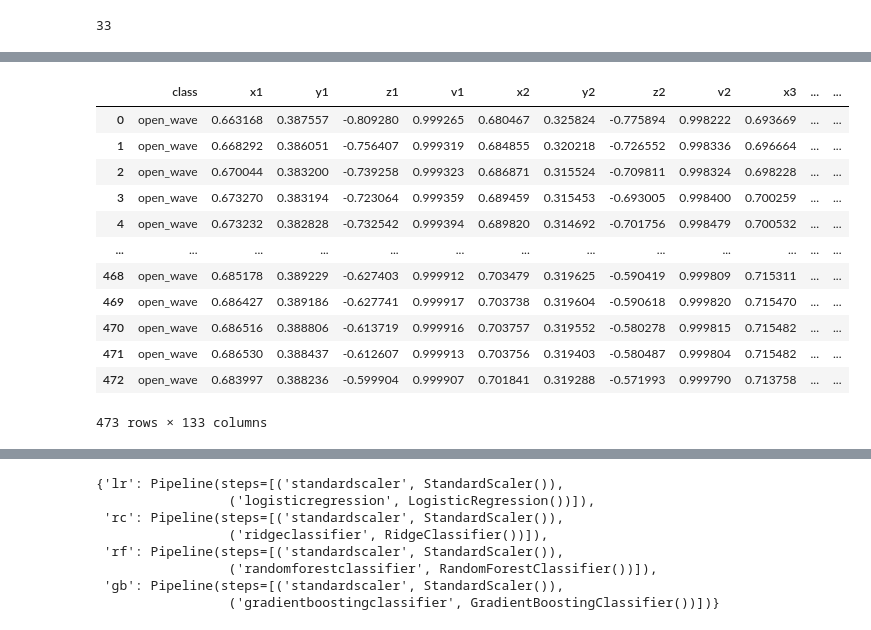
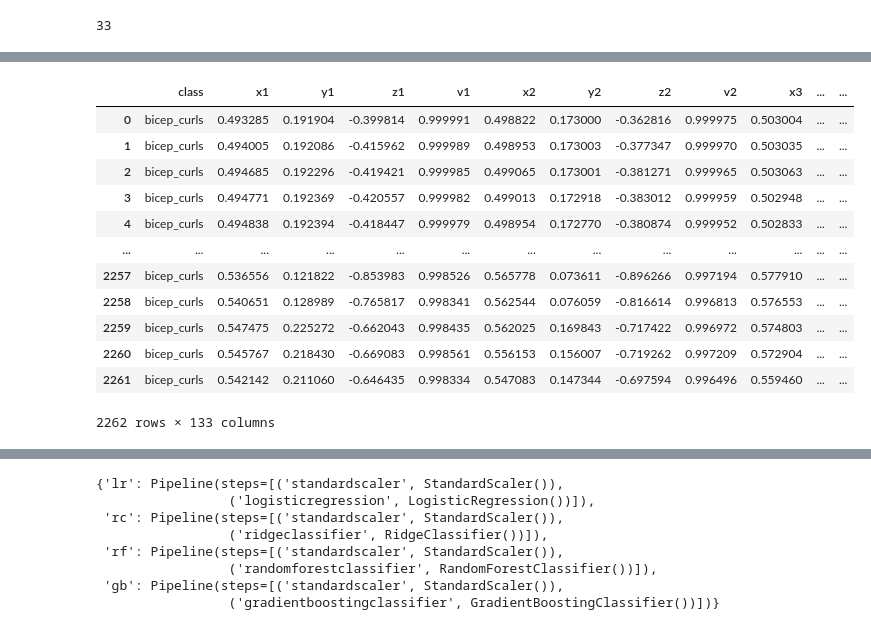
Before and after one commit to nilutpolkashyap/gym_pose_classifier, a Jupyter notebook: pose_classifier.ipynb, the cells around one changed output, grey strips where cells are left out. Cells and saved outputs as stored; diff of their text form; code cells hidden in the pictures.

```diff
--- a/pose_classifier.ipynb
+++ b/pose_classifier.ipynb
@@ -210,18 +217,18 @@ df.tail()
 5 rows × 133 columns
 # %%
-df[df['class']=='open_wave']
+df[df['class']=='bicep_curls']
 # %% [output]
 |  | class | x1 | y1 | z1 | v1 | x2 | y2 | z2 | v2 | x3 | ... | ... |
-| 0 | open_wave | 0.663168 | 0.387557 | -0.809280 | 0.999265 | 0.680467 | 0.325824 | -0.775894 | 0.998222 | 0.693669 | ... | ... |
-| 1 | open_wave | 0.668292 | 0.386051 | -0.756407 | 0.999319 | 0.684855 | 0.320218 | -0.726552 | 0.998336 | 0.696664 | ... | ... |
-| 2 | open_wave | 0.670044 | 0.383200 | -0.739258 | 0.999323 | 0.686871 | 0.315524 | -0.709811 | 0.998324 | 0.698228 | ... | ... |
-| 3 | open_wave | 0.673270 | 0.383194 | -0.723064 | 0.999359 | 0.689459 | 0.315453 | -0.693005 | 0.998400 | 0.700259 | ... | ... |
-| 4 | open_wave | 0.673232 | 0.382828 | -0.732542 | 0.999394 | 0.689820 | 0.314692 | -0.701756 | 0.998479 | 0.700532 | ... | ... |
+| 0 | bicep_curls | 0.493285 | 0.191904 | -0.399814 | 0.999991 | 0.498822 | 0.173000 | -0.362816 | 0.999975 | 0.503004 | ... | ... |
+| 1 | bicep_curls | 0.494005 | 0.192086 | -0.415962 | 0.999989 | 0.498953 | 0.173003 | -0.377347 | 0.999970 | 0.503035 | ... | ... |
+| 2 | bicep_curls | 0.494685 | 0.192296 | -0.419421 | 0.999985 | 0.499065 | 0.173001 | -0.381271 | 0.999965 | 0.503063 | ... | ... |
+| 3 | bicep_curls | 0.494771 | 0.192369 | -0.420557 | 0.999982 | 0.499013 | 0.172918 | -0.383012 | 0.999959 | 0.502948 | ... | ... |
+| 4 | bicep_curls | 0.494838 | 0.192394 | -0.418447 | 0.999979 | 0.498954 | 0.172770 | -0.380874 | 0.999952 | 0.502833 | ... | ... |
 | ... | ... | ... | ... | ... | ... | ... | ... | ... | ... | ... | ... | ... |
-| 468 | open_wave | 0.685178 | 0.389229 | -0.627403 | 0.999912 | 0.703479 | 0.319625 | -0.590419 | 0.999809 | 0.715311 | ... | ... |
-| 469 | open_wave | 0.686427 | 0.389186 | -0.627741 | 0.999917 | 0.703738 | 0.319604 | -0.590618 | 0.999820 | 0.715470 | ... | ... |
-| 470 | open_wave | 0.686516 | 0.388806 | -0.613719 | 0.999916 | 0.703757 | 0.319552 | -0.580278 | 0.999815 | 0.715482 | ... | ... |
-| 471 | open_wave | 0.686530 | 0.388437 | -0.612607 | 0.999913 | 0.703756 | 0.319403 | -0.580487 | 0.999804 | 0.715482 | ... | ... |
-| 472 | open_wave | 0.683997 | 0.388236 | -0.599904 | 0.999907 | 0.701841 | 0.319288 | -0.571993 | 0.999790 | 0.713758 | ... | ... |
+| 2257 | bicep_curls | 0.536556 | 0.121822 | -0.853983 | 0.998526 | 0.565778 | 0.073611 | -0.896266 | 0.997194 | 0.577910 | ... | ... |
+| 2258 | bicep_curls | 0.540651 | 0.128989 | -0.765817 | 0.998341 | 0.562544 | 0.076059 | -0.816614 | 0.996813 | 0.576553 | ... | ... |
+| 2259 | bicep_curls | 0.547475 | 0.225272 | -0.662043 | 0.998435 | 0.562025 | 0.169843 | -0.717422 | 0.996972 | 0.574803 | ... | ... |
+| 2260 | bicep_curls | 0.545767 | 0.218430 | -0.669083 | 0.998561 | 0.556153 | 0.156007 | -0.719262 | 0.997209 | 0.572904 | ... | ... |
+| 2261 | bicep_curls | 0.542142 | 0.211060 | -0.646435 | 0.998334 | 0.547083 | 0.147344 | -0.697594 | 0.996496 | 0.559460 | ... | ... |
-473 rows × 133 columns
+2262 rows × 133 columns
 # %%
```
Also changed, not shown: parts of 14 cells of this notebook, 2 other files.
